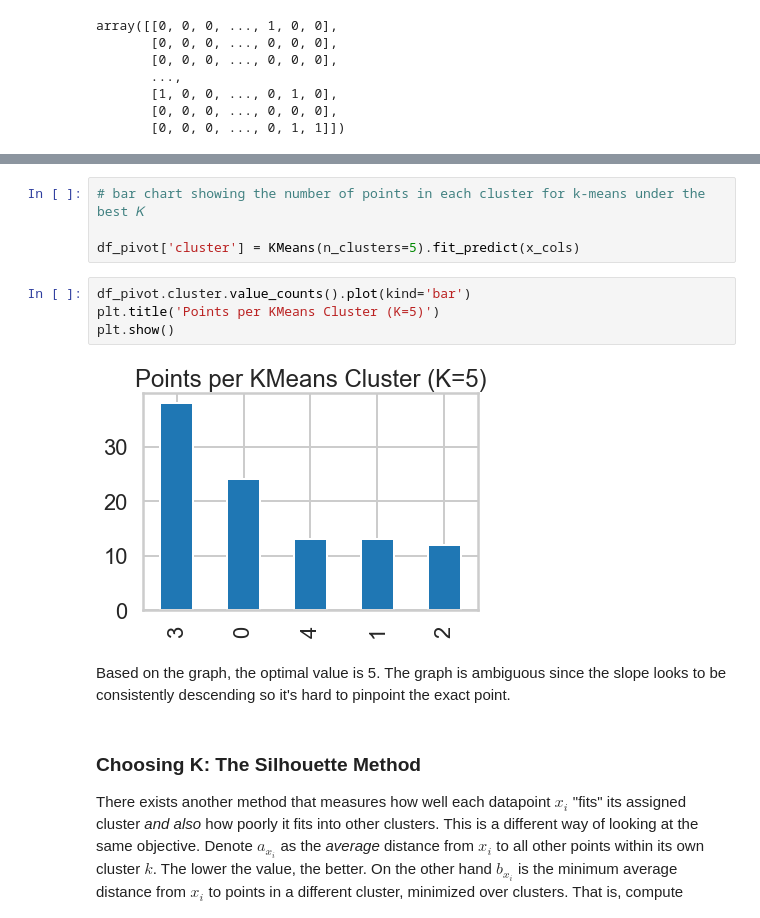
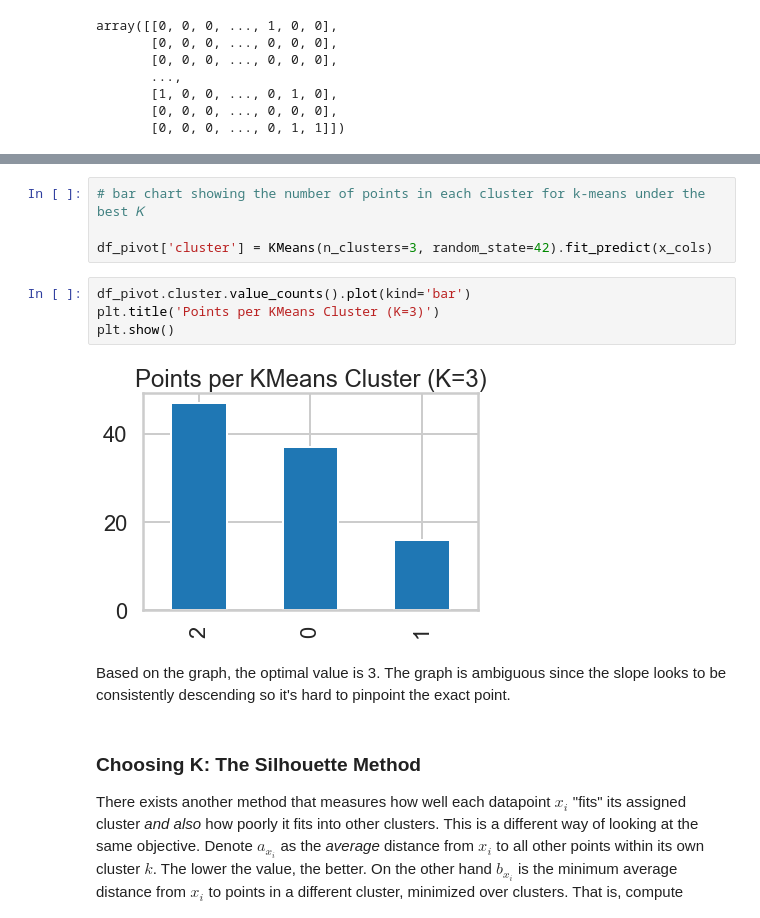
Before and after one commit to annafin/Springboard-Data-Science, a Jupyter notebook: unit_10_machine_learning/clustering/Mini_Project_Clustering.ipynb, the cells around one changed output, grey strips where cells are left out. Cells and saved outputs as stored; diff of their text form.

```diff
--- a/unit_10_machine_learning/clustering/Mini_Project_Clustering.ipynb
+++ b/unit_10_machine_learning/clustering/Mini_Project_Clustering.ipynb
@@ -149,15 +149,15 @@ plt.show()
 # %%
 # bar chart showing the number of points in each cluster for k-means under the best 𝐾
 
-df_pivot['cluster'] = KMeans(n_clusters=5).fit_predict(x_cols)
+df_pivot['cluster'] = KMeans(n_clusters=3, random_state=42).fit_predict(x_cols)
 # %%
 df_pivot.cluster.value_counts().plot(kind='bar')
-plt.title('Points per KMeans Cluster (K=5)')
+plt.title('Points per KMeans Cluster (K=3)')
 plt.show()
 # %% [output]
-[figure, old version]
+[figure, new version]
 # %% [markdown]
-Based on the graph, the optimal value is 5. The graph is ambiguous since the slope looks to be consistently descending so it's hard to pinpoint the exact point.
+Based on the graph, the optimal value is 3. The graph is ambiguous since the slope looks to be consistently descending so it's hard to pinpoint the exact point.
 # %% [markdown]
 ### Choosing K: The Silhouette Method
 
```
Also changed, not shown: parts of 13 cells of this notebook.
